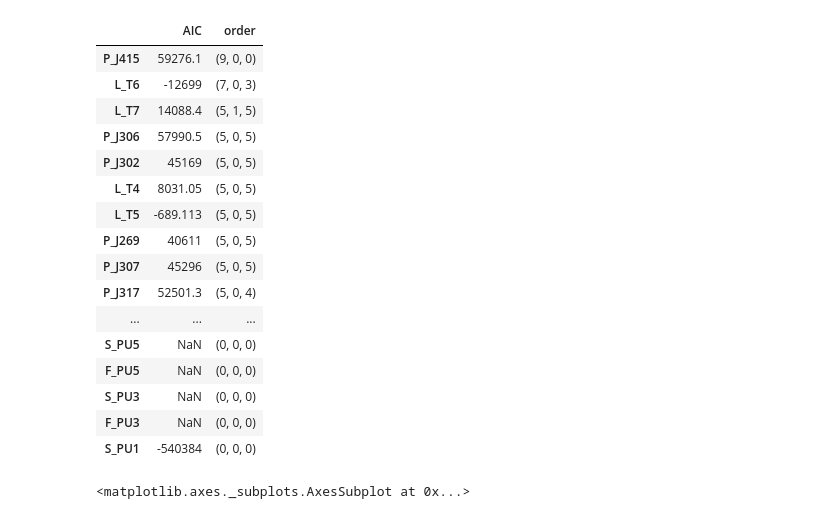
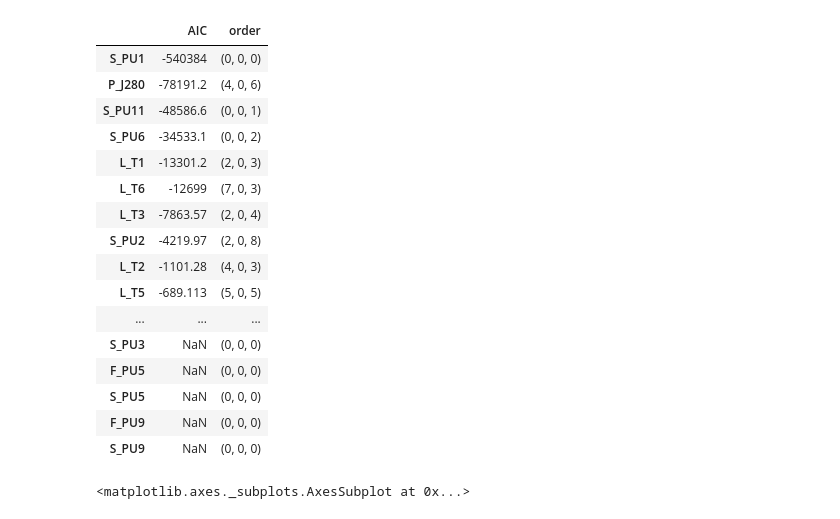
Before and after one commit to sebastiaansch/CDALab2, a Jupyter notebook: Assignment/ARMA task.ipynb, the cells around one changed output. Drawn from its saved outputs; the diff is of its cells as text; code cells hidden in the pictures.

```diff
--- a/Assignment/ARMA task.ipynb
+++ b/Assignment/ARMA task.ipynb
@@ -100,27 +100,27 @@ models_read = pickle.load(file_to_read)
 # %%
 aic_models = pd.DataFrame(columns=['AIC', 'order'])
 for model in models_read:
     aic_models.loc[model[0], :]= np.array([model[1].aic(), model[1].order])
 
-aic_models.sort_values(by='order', ascending=False)
+aic_models.sort_values(by='AIC')
 # %% [output]
 |  | AIC | order |
-| P_J415 | 59276.1 | (9, 0, 0) |
+| S_PU1 | -540384 | (0, 0, 0) |
+| P_J280 | -78191.2 | (4, 0, 6) |
+| S_PU11 | -48586.6 | (0, 0, 1) |
+| S_PU6 | -34533.1 | (0, 0, 2) |
+| L_T1 | -13301.2 | (2, 0, 3) |
 | L_T6 | -12699 | (7, 0, 3) |
-| L_T7 | 14088.4 | (5, 1, 5) |
-| P_J306 | 57990.5 | (5, 0, 5) |
-| P_J302 | 45169 | (5, 0, 5) |
-| L_T4 | 8031.05 | (5, 0, 5) |
+| L_T3 | -7863.57 | (2, 0, 4) |
+| S_PU2 | -4219.97 | (2, 0, 8) |
+| L_T2 | -1101.28 | (4, 0, 3) |
 | L_T5 | -689.113 | (5, 0, 5) |
-| P_J269 | 40611 | (5, 0, 5) |
-| P_J307 | 45296 | (5, 0, 5) |
-| P_J317 | 52501.3 | (5, 0, 4) |
 | ... | ... | ... |
+| S_PU3 | NaN | (0, 0, 0) |
+| F_PU5 | NaN | (0, 0, 0) |
 | S_PU5 | NaN | (0, 0, 0) |
-| F_PU5 | NaN | (0, 0, 0) |
-| S_PU3 | NaN | (0, 0, 0) |
-| F_PU3 | NaN | (0, 0, 0) |
-| S_PU1 | -540384 | (0, 0, 0) |
+| F_PU9 | NaN | (0, 0, 0) |
+| S_PU9 | NaN | (0, 0, 0) |
 # %%
 fig, ax = plt.subplots()
 target = 'P_J280'
```
Also changed, not shown: parts of 7 cells of this notebook, 1 other file.
